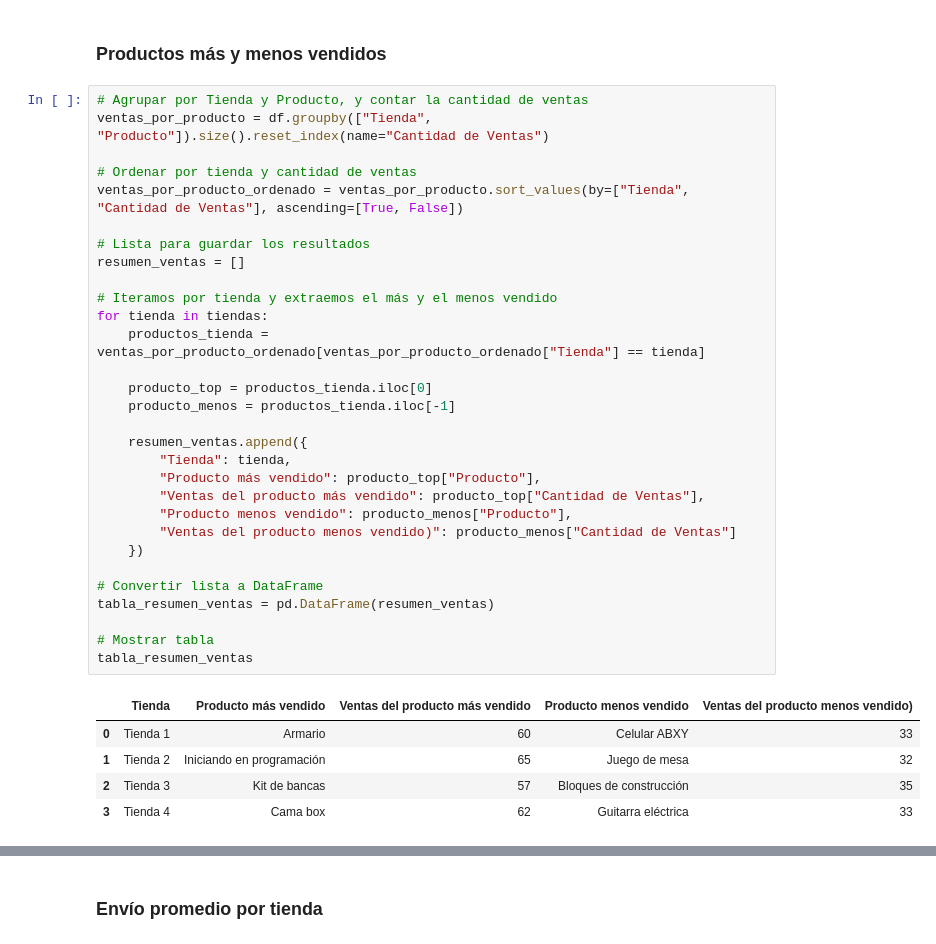
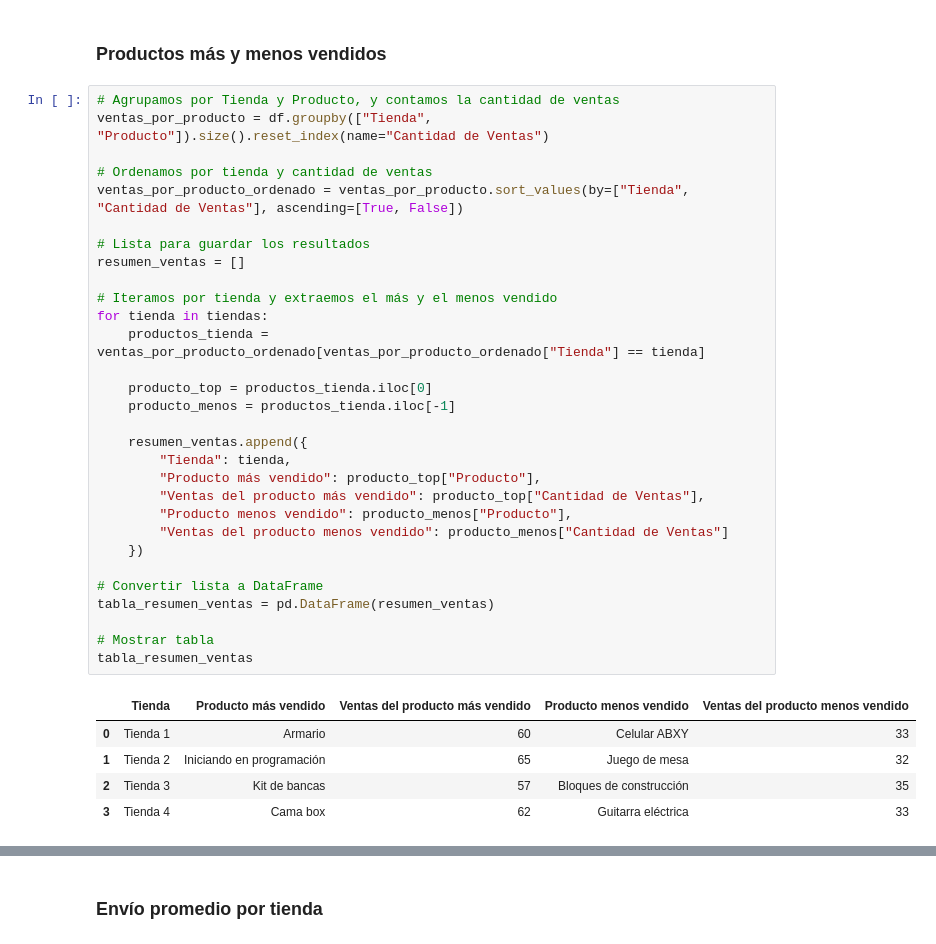
Before and after one commit to Eve113/AnalisisDeDatosEPR1, a Jupyter notebook: AnalisisDeTiendasAluraStoreEPR.ipynb, the cells around one changed output, grey strips where cells are left out. Cells and saved outputs as stored; diff of their text form.

```diff
--- a/AnalisisDeTiendasAluraStoreEPR.ipynb
+++ b/AnalisisDeTiendasAluraStoreEPR.ipynb
@@ -201,37 +204,37 @@ La tienda mejor valorada por los clientes es la Tienda 3
 # %% [markdown]
 ### Productos más y menos vendidos
 # %%
-# Agrupar por Tienda y Producto, y contar la cantidad de ventas
+# Agrupamos por Tienda y Producto, y contamos la cantidad de ventas
 ventas_por_producto = df.groupby(["Tienda", "Producto"]).size().reset_index(name="Cantidad de Ventas")
 
-# Ordenar por tienda y cantidad de ventas
+# Ordenamos por tienda y cantidad de ventas
 ventas_por_producto_ordenado = ventas_por_producto.sort_values(by=["Tienda", "Cantidad de Ventas"], ascending=[True, False])
 
 # Lista para guardar los resultados
 resumen_ventas = []
 
 # Iteramos por tienda y extraemos el más y el menos vendido
 for tienda in tiendas:
     productos_tienda = ventas_por_producto_ordenado[ventas_por_producto_ordenado["Tienda"] == tienda]
 
     producto_top = productos_tienda.iloc[0]
     producto_menos = productos_tienda.iloc[-1]
 
     resumen_ventas.append({
         "Tienda": tienda,
         "Producto más vendido": producto_top["Producto"],
         "Ventas del producto más vendido": producto_top["Cantidad de Ventas"],
         "Producto menos vendido": producto_menos["Producto"],
-        "Ventas del producto menos vendido)": producto_menos["Cantidad de Ventas"]
+        "Ventas del producto menos vendido": producto_menos["Cantidad de Ventas"]
     })
 
 # Convertir lista a DataFrame
 tabla_resumen_ventas = pd.DataFrame(resumen_ventas)
 
 # Mostrar tabla
 tabla_resumen_ventas
 # %% [output]
-|  | Tienda | Producto más vendido | Ventas del producto más vendido | Producto menos vendido | Ventas del producto menos vendido) |
+|  | Tienda | Producto más vendido | Ventas del producto más vendido | Producto menos vendido | Ventas del producto menos vendido |
 | 0 | Tienda 1 | Armario | 60 | Celular ABXY | 33 |
 | 1 | Tienda 2 | Iniciando en programación | 65 | Juego de mesa | 32 |
 | 2 | Tienda 3 | Kit de bancas | 57 | Bloques de construcción | 35 |
```
Also changed, not shown: parts of 20 cells of this notebook.
